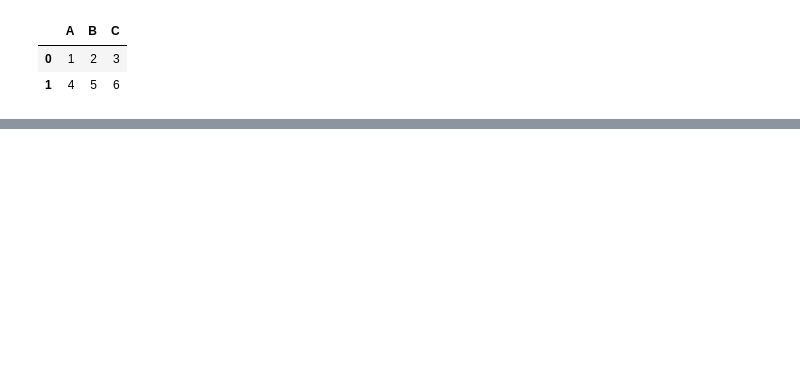
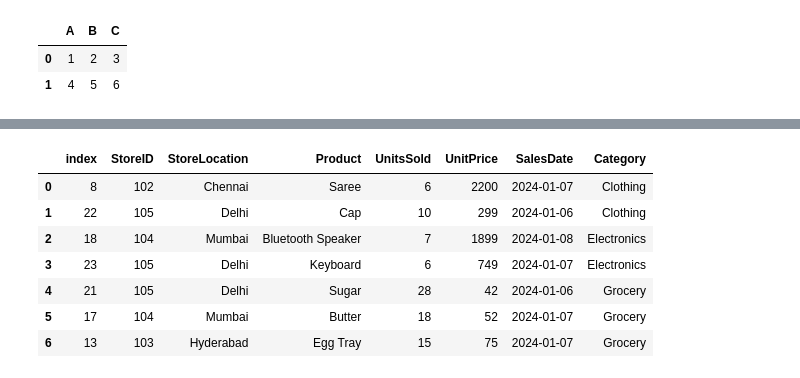
Before and after one commit to LuckyBoy587/Statistical-Methods, a Jupyter notebook: Day2/classwork.ipynb, the cells around one changed output, grey strips where cells are left out. Saved outputs shown, nothing was run; the diff lists cells and outputs as text; code cells hidden in the pictures; blank space fills up the shorter version.

```diff
--- a/Day2/classwork.ipynb
+++ b/Day2/classwork.ipynb
@@ -29,0 +29,15 @@ df
+# %%
+sample_df = store_sales.groupby('Category', group_keys=False).apply(
+    lambda grp: grp.sample(sample_sizes[grp.name], replace=False).assign(Category=grp.name),
+    include_groups=False
+).reset_index()
+sample_df
+# %% [output]
+|  | index | StoreID | StoreLocation | Product | UnitsSold | UnitPrice | SalesDate | Category |
+| 0 | 8 | 102 | Chennai | Saree | 6 | 2200 | 2024-01-07 | Clothing |
+| 1 | 22 | 105 | Delhi | Cap | 10 | 299 | 2024-01-06 | Clothing |
+| 2 | 18 | 104 | Mumbai | Bluetooth Speaker | 7 | 1899 | 2024-01-08 | Electronics |
+| 3 | 23 | 105 | Delhi | Keyboard | 6 | 749 | 2024-01-07 | Electronics |
+| 4 | 21 | 105 | Delhi | Sugar | 28 | 42 | 2024-01-06 | Grocery |
+| 5 | 17 | 104 | Mumbai | Butter | 18 | 52 | 2024-01-07 | Grocery |
+| 6 | 13 | 103 | Hyderabad | Egg Tray | 15 | 75 | 2024-01-07 | Grocery |
```
Also changed, not shown: parts of 9 cells of this notebook, 27 other files.
